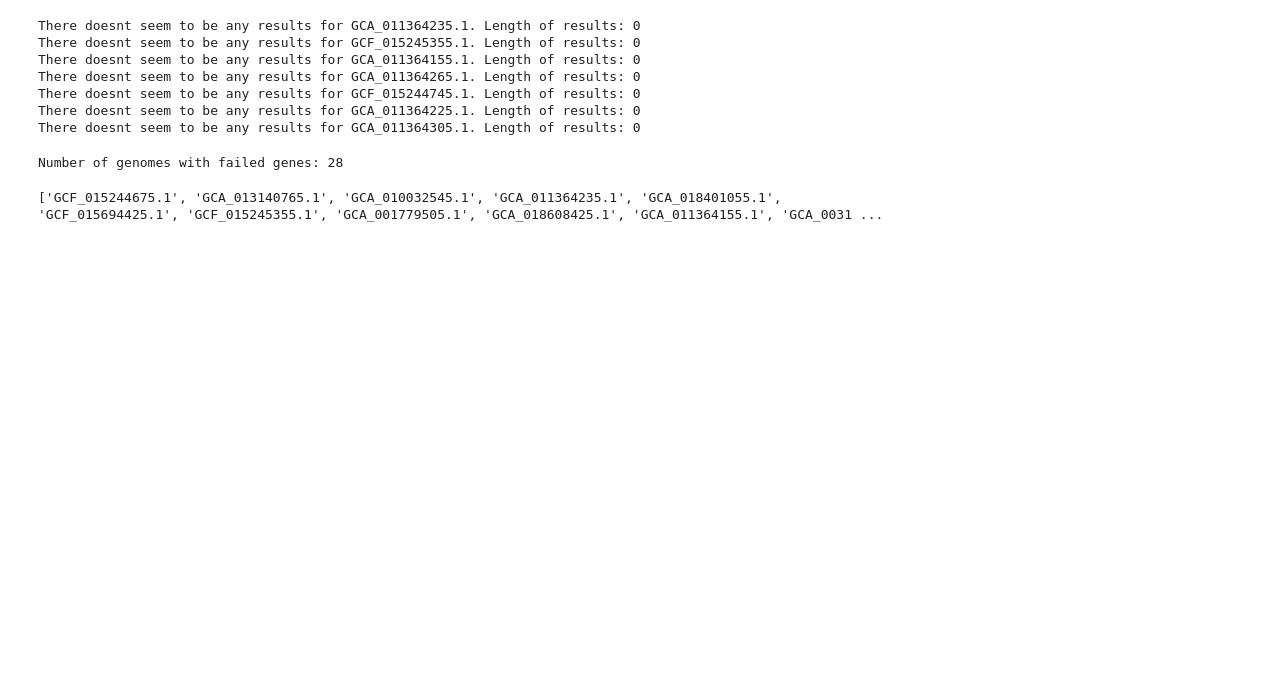
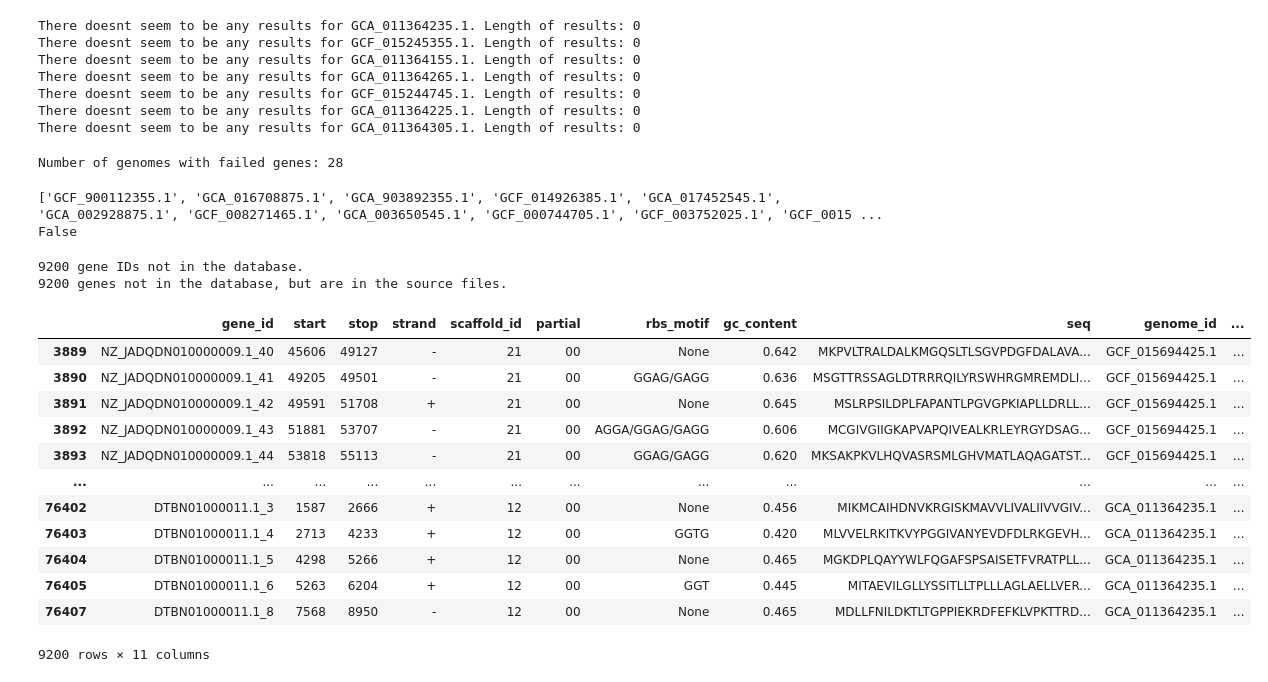
Before and after one commit to pipparichter/find-a-bug, a Jupyter notebook: sandbox/debug.ipynb, the cells around one changed output. Drawn from its saved outputs; the diff is of its cells as text; code cells hidden in the pictures; blank space fills up the shorter version.

Commit message:
removing sandbox from tracking

```diff
--- a/sandbox/debug.ipynb
+++ b/sandbox/debug.ipynb
@@ -81,19 +93,52 @@ failures_df = failures_df[failures_df.gene_id.isin(gene_ids_not_in_database)]
 print('Number of genomes with failed genes:', len(failures_df.genome_id.unique()))
 # %% [output]
 Number of genomes with failed genes: 28
-# %%
-# for genome_id in failures_df.genome_id.unique():
-#     print(genome_id)
-
-# "is present" means it is in the source directory (proteins_aa)
-# GCF_015244675.1 is present
-# GCF_015244675.1 is present
-# GCA_010032545.1 is present
-# GCA_011364235.1 is present
-# GCA_018401055.1 is present
-# GCF_015694425.1 is present
-
-genome_ids = [f"\'{genome_id}\'" for genome_id in failures_df.genome_id.unique()]
-print(f"[{', '.join(genome_ids)}]")
-# %% [output]
-['GCF_015244675.1', 'GCA_013140765.1', 'GCA_010032545.1', 'GCA_011364235.1', 'GCA_018401055.1', 'GCF_015694425.1', 'GCF_015245355.1', 'GCA_001779505.1', 'GCA_018608425.1', 'GCA_011364155.1', 'GCA_0031 ...
+# %%
+genome_ids = [f"\'{genome_id}\'" for genome_id in failures_df.genome_id.unique()]
+print(f"[{', '.join(genome_ids)}]")
+
+print('GCA_011364155.1' in genome_ids)
+# %% [output]
+['GCF_900112355.1', 'GCA_016708875.1', 'GCA_903892355.1', 'GCF_014926385.1', 'GCA_017452545.1', 'GCA_002928875.1', 'GCF_008271465.1', 'GCA_003650545.1', 'GCF_000744705.1', 'GCF_003752025.1', 'GCF_0015 ...
+False
+# %%
+# Ok, so it seems as though there are entire genomes missing in the proteins_r207 table, as well as some genes
+# for genomes which are included.
+
+genes_df = []
+# I dowloaded all of the FASTA files for the genomes with missing genes to see what is going on.
+for file_name in os.listdir('./genome_ids_with_missing_genes'):
+    path = os.path.join('./genome_ids_with_missing_genes', file_name)
+    file = ProteinsFile(path)
+    genes_df += file.entries()
+genes_df = pd.DataFrame(genes_df)
+# %%
+with open('./gene_ids_not_in_database.txt', 'r') as f:
+    gene_ids_not_in_database = f.readlines()
+# Why is np.loadtxt not working?
+# genes_ids_not_in_database = np.loadtxt('/home/prichter/Documents/find-a-bug/sandbox/gene_ids_not_in_database.txt', dtype=str)
+print(len(gene_ids_not_in_database), 'gene IDs not in the database.')
+
+df = genes_df[genes_df.gene_id.isin(genes_ids_not_in_database)]
+print(len(df), 'genes not in the database, but are in the source files.')
+# Ok, so have confirmed that the issue is not due to the fact that the genes are missing in the source files.
+# There also doesn't seem to be anything particularly strange about the dropped entries. I wonder what happened?
+# %% [output]
+9200 gene IDs not in the database.
+9200 genes not in the database, but are in the source files.
+# %%
+df
+# %% [output]
+|  | gene_id | start | stop | strand | scaffold_id | partial | rbs_motif | gc_content | seq | genome_id | ... |
+| 3889 | NZ_JADQDN010000009.1_40 | 45606 | 49127 | - | 21 | 00 | None | 0.642 | MKPVLTRALDALKMGQSLTLSGVPDGFDALAVA... | GCF_015694425.1 | ... |
+| 3890 | NZ_JADQDN010000009.1_41 | 49205 | 49501 | - | 21 | 00 | GGAG/GAGG | 0.636 | MSGTTRSSAGLDTRRRQILYRSWHRGMREMDLI... | GCF_015694425.1 | ... |
+| 3891 | NZ_JADQDN010000009.1_42 | 49591 | 51708 | + | 21 | 00 | None | 0.645 | MSLRPSILDPLFAPANTLPGVGPKIAPLLDRLL... | GCF_015694425.1 | ... |
+| 3892 | NZ_JADQDN010000009.1_43 | 51881 | 53707 | - | 21 | 00 | AGGA/GGAG/GAGG | 0.606 | MCGIVGIIGKAPVAPQIVEALKRLEYRGYDSAG... | GCF_015694425.1 | ... |
+| 3893 | NZ_JADQDN010000009.1_44 | 53818 | 55113 | - | 21 | 00 | GGAG/GAGG | 0.620 | MKSAKPKVLHQVASRSMLGHVMATLAQAGATST... | GCF_015694425.1 | ... |
+| ... | ... | ... | ... | ... | ... | ... | ... | ... | ... | ... | ... |
+| 76402 | DTBN01000011.1_3 | 1587 | 2666 | + | 12 | 00 | None | 0.456 | MIKMCAIHDNVKRGISKMAVVLIVALIIVVGIV... | GCA_011364235.1 | ... |
+| 76403 | DTBN01000011.1_4 | 2713 | 4233 | + | 12 | 00 | GGTG | 0.420 | MLVVELRKITKVYPGGIVANYEVDFDLRKGEVH... | GCA_011364235.1 | ... |
+| 76404 | DTBN01000011.1_5 | 4298 | 5266 | + | 12 | 00 | None | 0.465 | MGKDPLQAYYWLFQGAFSPSAISETFVRATPLL... | GCA_011364235.1 | ... |
+| 76405 | DTBN01000011.1_6 | 5263 | 6204 | + | 12 | 00 | GGT | 0.445 | MITAEVILGLLYSSITLLTPLLLAGLAELLVER... | GCA_011364235.1 | ... |
+| 76407 | DTBN01000011.1_8 | 7568 | 8950 | - | 12 | 00 | None | 0.465 | MDLLFNILDKTLTGPPIEKRDFEFKLVPKTTRD... | GCA_011364235.1 | ... |
+9200 rows × 11 columns
```
Also changed, not shown: parts of 5 cells of this notebook, 10 other files.
